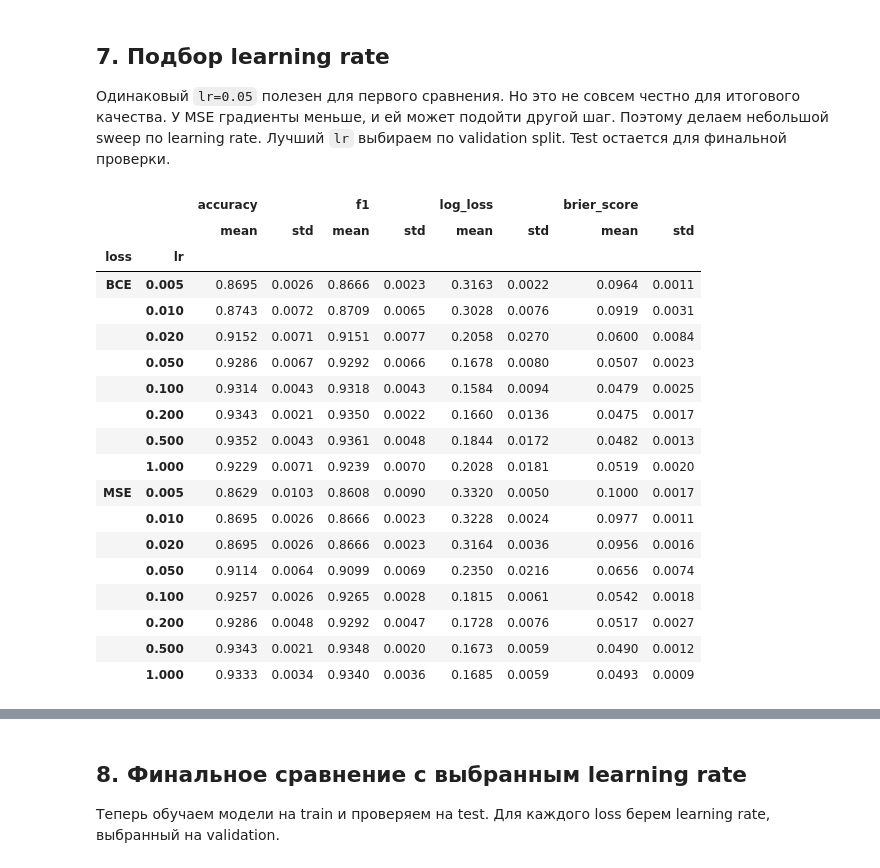
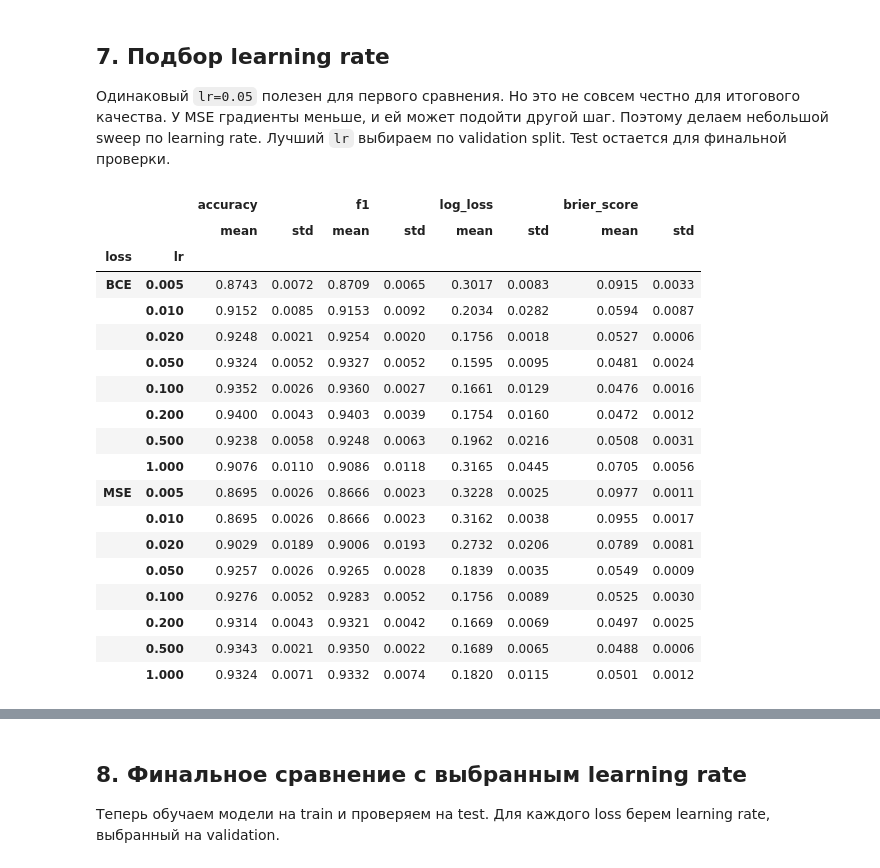
Before and after one commit to BaffledHedgehog/optproject, a Jupyter notebook: prototypeproject.ipynb.ipynb, the cells around one changed output, grey strips where cells are left out. Cells and saved outputs as stored; diff of their text form; code cells hidden in the pictures.

```diff
--- a/prototypeproject.ipynb.ipynb
+++ b/prototypeproject.ipynb.ipynb
@@ -266,7 +265,7 @@ def evaluate(model, X_eval_t=None, y_eval=None):
     }
 
 
-def train(loss_name, epochs=350, lr=0.05, seed=SEED, track_every=5):
+def train(loss_name, epochs=1000, lr=0.05, seed=SEED, track_every=5):
     torch.manual_seed(seed)
     np.random.seed(seed)
     random.seed(seed)
@@ -611,47 +642,47 @@ def train_on_split(loss_name, lr, seed, epochs, X_fit_t, y_fit_t):
         model.train()
         optimizer.zero_grad()
         logits = model(X_fit_t)
         loss = loss_function(loss_name, logits, y_fit_t)
         loss.backward()
         optimizer.step()
 
     return model
 
 
 lr_grid = [0.005, 0.01, 0.02, 0.05, 0.1, 0.2, 0.5, 1.0]
 lr_records = []
 
 for loss_name in ["BCE", "MSE"]:
     for lr in lr_grid:
         for seed in range(5):
-            model = train_on_split(loss_name, lr, seed, epochs=500, X_fit_t=X_fit_t, y_fit_t=y_fit_t)
+            model = train_on_split(loss_name, lr, seed, epochs=1000, X_fit_t=X_fit_t, y_fit_t=y_fit_t)
             metrics = evaluate(model, X_val_t, y_val)
             lr_records.append({"loss": loss_name, "lr": lr, "seed": seed, **metrics})
 
 lr_df = pd.DataFrame(lr_records)
 lr_summary = (
     lr_df.groupby(["loss", "lr"])[["accuracy", "f1", "log_loss", "brier_score"]]
     .agg(["mean", "std"])
     .round(4)
 )
 lr_summary
 # %% [output]
 |  |  | accuracy |  | f1 |  | log_loss |  | brier_score |  |
 |  |  | mean | std | mean | std | mean | std | mean | std |
 | loss | lr |  |  |  |  |  |  |  |  |
-| BCE | 0.005 | 0.8695 | 0.0026 | 0.8666 | 0.0023 | 0.3163 | 0.0022 | 0.0964 | 0.0011 |
-|  | 0.010 | 0.8743 | 0.0072 | 0.8709 | 0.0065 | 0.3028 | 0.0076 | 0.0919 | 0.0031 |
-|  | 0.020 | 0.9152 | 0.0071 | 0.9151 | 0.0077 | 0.2058 | 0.0270 | 0.0600 | 0.0084 |
-|  | 0.050 | 0.9286 | 0.0067 | 0.9292 | 0.0066 | 0.1678 | 0.0080 | 0.0507 | 0.0023 |
-|  | 0.100 | 0.9314 | 0.0043 | 0.9318 | 0.0043 | 0.1584 | 0.0094 | 0.0479 | 0.0025 |
-|  | 0.200 | 0.9343 | 0.0021 | 0.9350 | 0.0022 | 0.1660 | 0.0136 | 0.0475 | 0.0017 |
-|  | 0.500 | 0.9352 | 0.0043 | 0.9361 | 0.0048 | 0.1844 | 0.0172 | 0.0482 | 0.0013 |
-|  | 1.000 | 0.9229 | 0.0071 | 0.9239 | 0.0070 | 0.2028 | 0.0181 | 0.0519 | 0.0020 |
-| MSE | 0.005 | 0.8629 | 0.0103 | 0.8608 | 0.0090 | 0.3320 | 0.0050 | 0.1000 | 0.0017 |
-|  | 0.010 | 0.8695 | 0.0026 | 0.8666 | 0.0023 | 0.3228 | 0.0024 | 0.0977 | 0.0011 |
-|  | 0.020 | 0.8695 | 0.0026 | 0.8666 | 0.0023 | 0.3164 | 0.0036 | 0.0956 | 0.0016 |
-|  | 0.050 | 0.9114 | 0.0064 | 0.9099 | 0.0069 | 0.2350 | 0.0216 | 0.0656 | 0.0074 |
-|  | 0.100 | 0.9257 | 0.0026 | 0.9265 | 0.0028 | 0.1815 | 0.0061 | 0.0542 | 0.0018 |
-|  | 0.200 | 0.9286 | 0.0048 | 0.9292 | 0.0047 | 0.1728 | 0.0076 | 0.0517 | 0.0027 |
-|  | 0.500 | 0.9343 | 0.0021 | 0.9348 | 0.0020 | 0.1673 | 0.0059 | 0.0490 | 0.0012 |
-|  | 1.000 | 0.9333 | 0.0034 | 0.9340 | 0.0036 | 0.1685 | 0.0059 | 0.0493 | 0.0009 |
+| BCE | 0.005 | 0.8743 | 0.0072 | 0.8709 | 0.0065 | 0.3017 | 0.0083 | 0.0915 | 0.0033 |
+|  | 0.010 | 0.9152 | 0.0085 | 0.9153 | 0.0092 | 0.2034 | 0.0282 | 0.0594 | 0.0087 |
+|  | 0.020 | 0.9248 | 0.0021 | 0.9254 | 0.0020 | 0.1756 | 0.0018 | 0.0527 | 0.0006 |
+|  | 0.050 | 0.9324 | 0.0052 | 0.9327 | 0.0052 | 0.1595 | 0.0095 | 0.0481 | 0.0024 |
+|  | 0.100 | 0.9352 | 0.0026 | 0.9360 | 0.0027 | 0.1661 | 0.0129 | 0.0476 | 0.0016 |
+|  | 0.200 | 0.9400 | 0.0043 | 0.9403 | 0.0039 | 0.1754 | 0.0160 | 0.0472 | 0.0012 |
+|  | 0.500 | 0.9238 | 0.0058 | 0.9248 | 0.0063 | 0.1962 | 0.0216 | 0.0508 | 0.0031 |
+|  | 1.000 | 0.9076 | 0.0110 | 0.9086 | 0.0118 | 0.3165 | 0.0445 | 0.0705 | 0.0056 |
+| MSE | 0.005 | 0.8695 | 0.0026 | 0.8666 | 0.0023 | 0.3228 | 0.0025 | 0.0977 | 0.0011 |
+|  | 0.010 | 0.8695 | 0.0026 | 0.8666 | 0.0023 | 0.3162 | 0.0038 | 0.0955 | 0.0017 |
+|  | 0.020 | 0.9029 | 0.0189 | 0.9006 | 0.0193 | 0.2732 | 0.0206 | 0.0789 | 0.0081 |
+|  | 0.050 | 0.9257 | 0.0026 | 0.9265 | 0.0028 | 0.1839 | 0.0035 | 0.0549 | 0.0009 |
+|  | 0.100 | 0.9276 | 0.0052 | 0.9283 | 0.0052 | 0.1756 | 0.0089 | 0.0525 | 0.0030 |
+|  | 0.200 | 0.9314 | 0.0043 | 0.9321 | 0.0042 | 0.1669 | 0.0069 | 0.0497 | 0.0025 |
+|  | 0.500 | 0.9343 | 0.0021 | 0.9350 | 0.0022 | 0.1689 | 0.0065 | 0.0488 | 0.0006 |
+|  | 1.000 | 0.9324 | 0.0071 | 0.9332 | 0.0074 | 0.1820 | 0.0115 | 0.0501 | 0.0012 |
```
Also changed, not shown: parts of 16 cells of this notebook, 3 other files.
